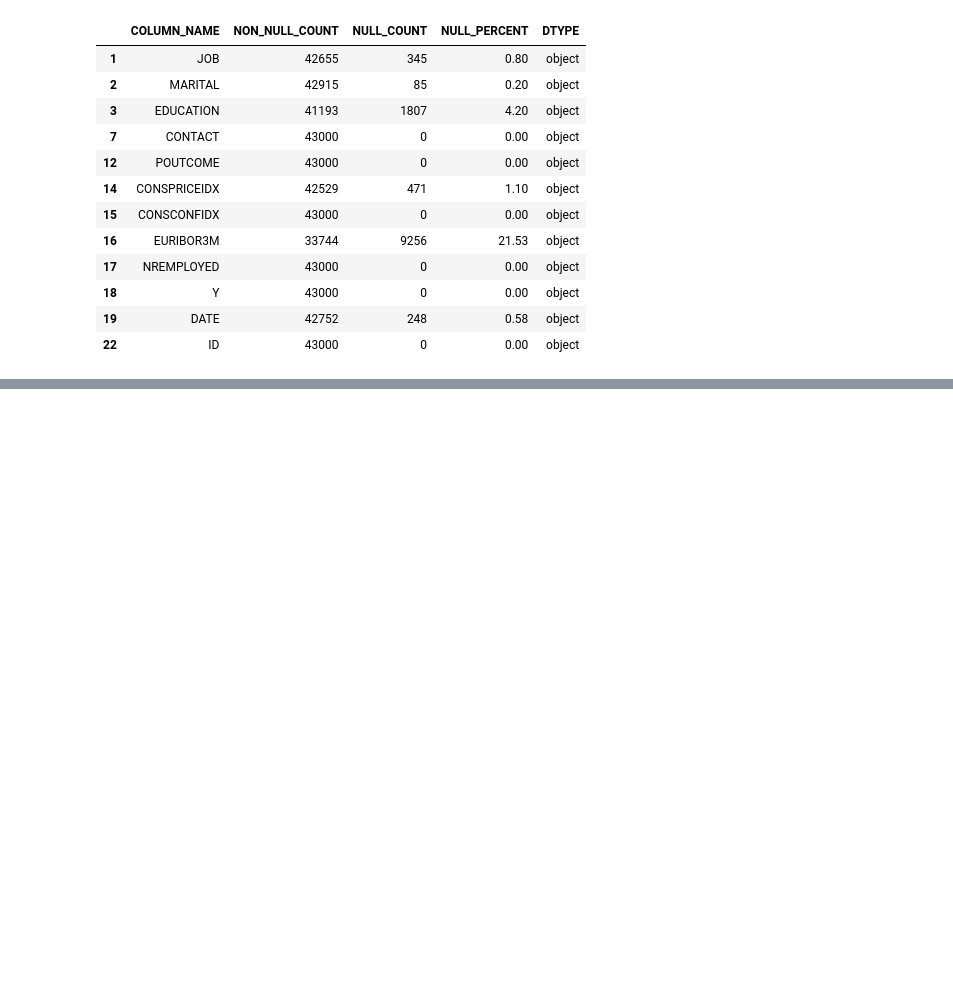
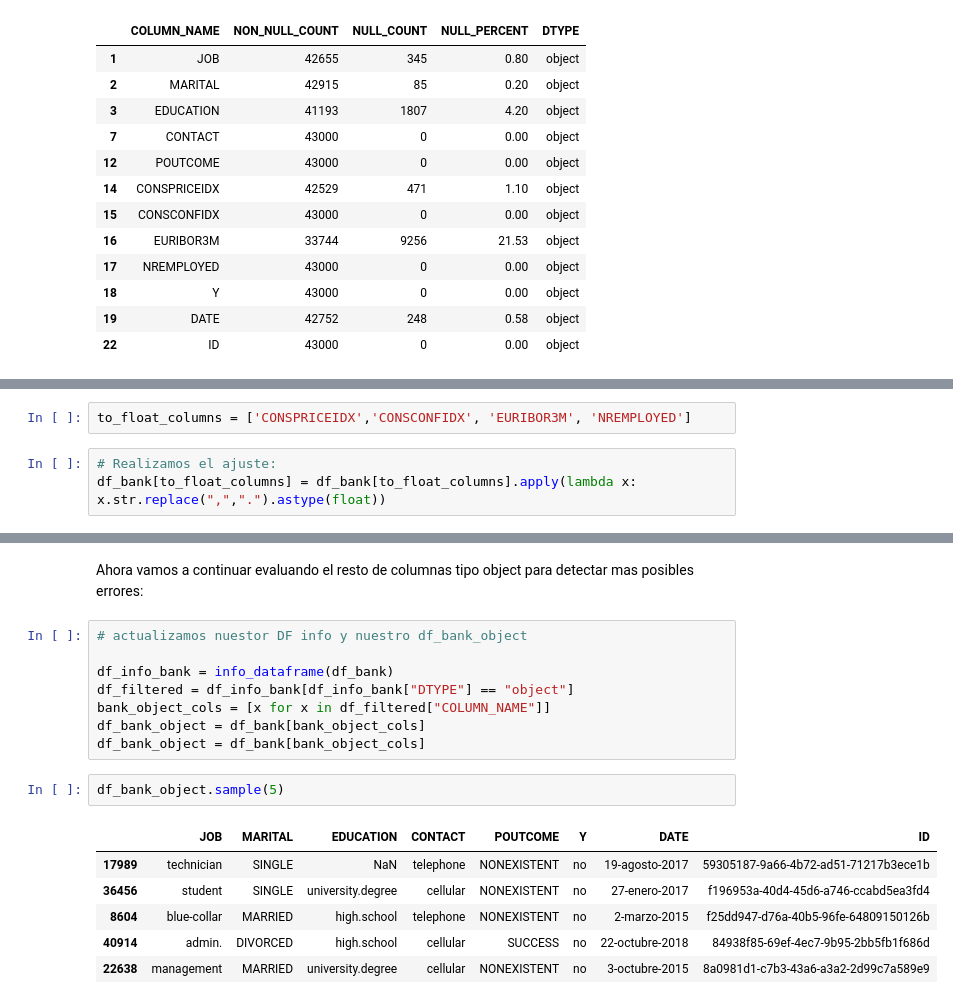
Before and after one commit to PalomaDA/DataProyect_EDA_Python, a Jupyter notebook: eda/flujo_proceso_eba.ipynb, the cells around one changed output, grey strips where cells are left out. Saved outputs shown, nothing was run; the diff lists cells and outputs as text; blank space fills up the shorter version.

```diff
--- a/eda/flujo_proceso_eba.ipynb
+++ b/eda/flujo_proceso_eba.ipynb
@@ -312,0 +343,5 @@ df_filtered
+# %%
+to_float_columns = ['CONSPRICEIDX','CONSCONFIDX', 'EURIBOR3M', 'NREMPLOYED']
+# %%
+# Realizamos el ajuste:
+df_bank[to_float_columns] = df_bank[to_float_columns].apply(lambda x: x.str.replace(",",".").astype(float))
@@ -312,0 +364,19 @@ df_filtered
+# %% [markdown]
+Ahora vamos a continuar evaluando el resto de columnas tipo object para detectar mas posibles errores:
+# %%
+# actualizamos nuestor DF info y nuestro df_bank_object
+
+df_info_bank = info_dataframe(df_bank)
+df_filtered = df_info_bank[df_info_bank["DTYPE"] == "object"]
+bank_object_cols = [x for x in df_filtered["COLUMN_NAME"]]
+df_bank_object = df_bank[bank_object_cols]
+df_bank_object = df_bank[bank_object_cols]
+# %%
+df_bank_object.sample(5)
+# %% [output]
+|  | JOB | MARITAL | EDUCATION | CONTACT | POUTCOME | Y | DATE | ID |
+| 17989 | technician | SINGLE | NaN | telephone | NONEXISTENT | no | 19-agosto-2017 | 59305187-9a66-4b72-ad51-71217b3ece1b |
+| 36456 | student | SINGLE | university.degree | cellular | NONEXISTENT | no | 27-enero-2017 | f196953a-40d4-45d6-a746-ccabd5ea3fd4 |
+| 8604 | blue-collar | MARRIED | high.school | telephone | NONEXISTENT | no | 2-marzo-2015 | f25dd947-d76a-40b5-96fe-64809150126b |
+| 40914 | admin. | DIVORCED | high.school | cellular | SUCCESS | no | 22-octubre-2018 | 84938f85-69ef-4ec7-9b95-2bb5fb1f686d |
+| 22638 | management | MARRIED | university.degree | cellular | NONEXISTENT | no | 3-octubre-2015 | 8a0981d1-c7b3-43a6-a3a2-2d99c7a589e9 |
```
Also changed, not shown: parts of 21 cells of this notebook.
